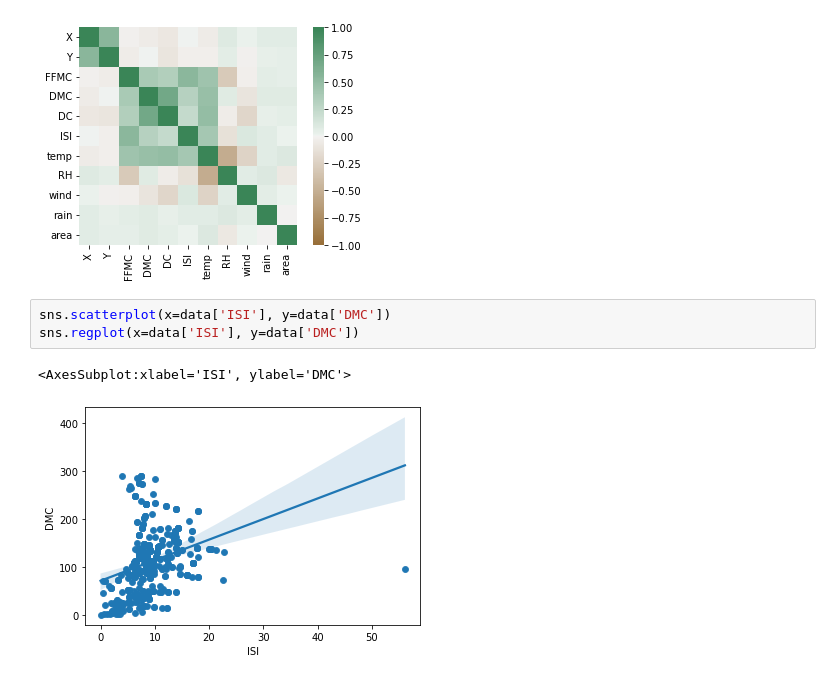
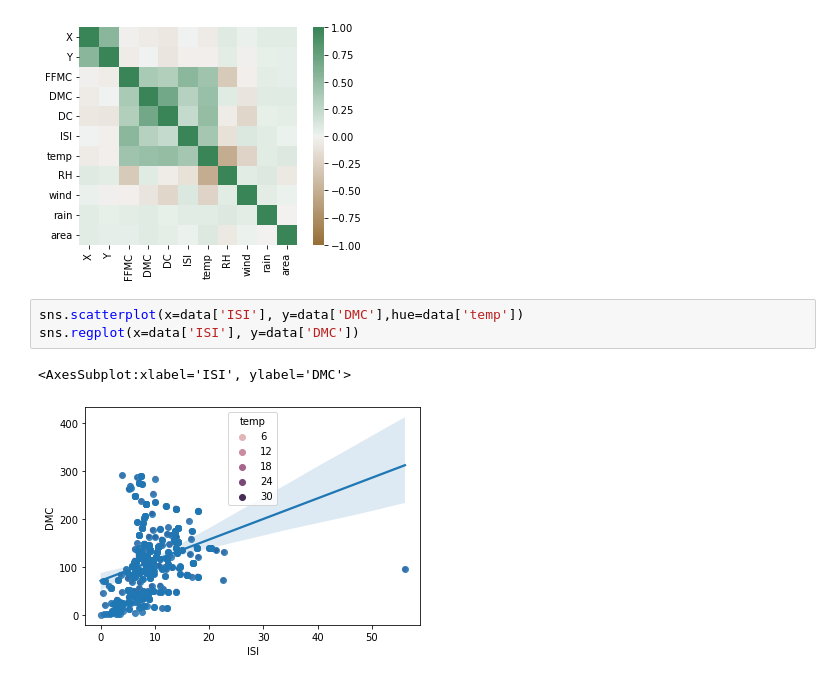
Before and after one commit to Biswarup-Mistry/Python-Programming, a Jupyter notebook: corr1.ipynb, the cells around one changed output. Saved outputs shown, nothing was run; the diff lists cells and outputs as text.

Commit message:
Correlation,Heatmap,Seaborn

```diff
--- a/corr1.ipynb
+++ b/corr1.ipynb
@@ -65,8 +65,8 @@ plt.show()
 # %% [output]
 [figure]
 # %%
-sns.scatterplot(x=data['ISI'], y=data['DMC'])
+sns.scatterplot(x=data['ISI'], y=data['DMC'],hue=data['temp'])
 sns.regplot(x=data['ISI'], y=data['DMC'])
 # %% [output]
 <AxesSubplot:xlabel='ISI', ylabel='DMC'>
-[figure, old version]
+[figure, new version]
```
Also changed, not shown: 1 other file.
